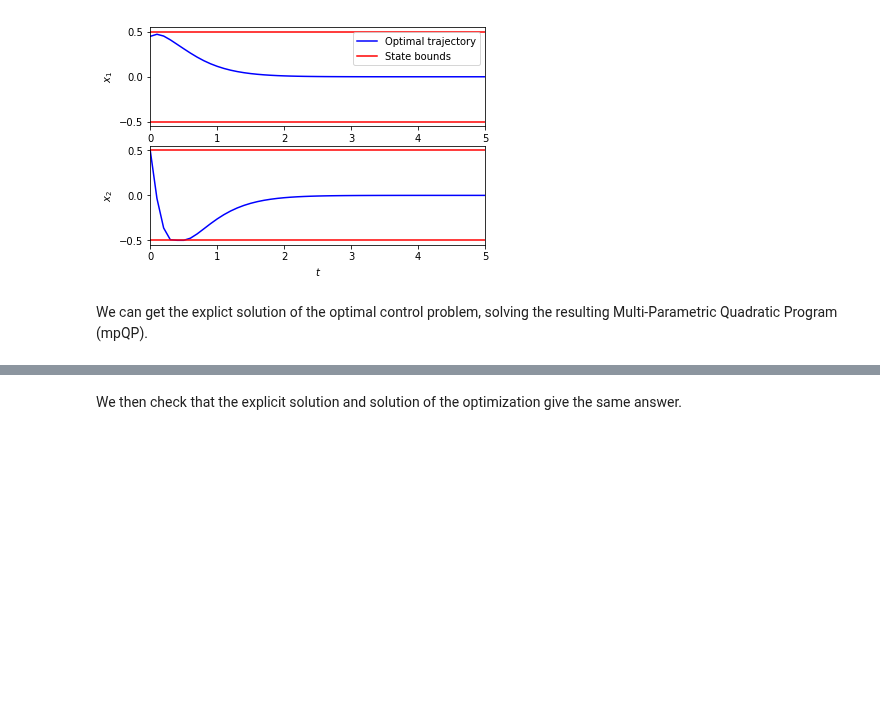
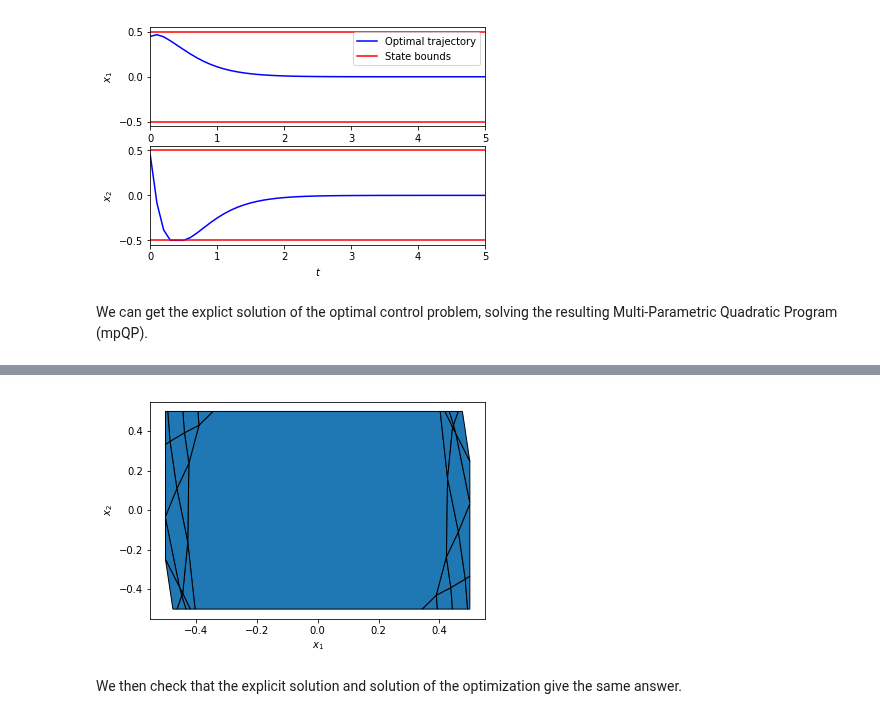
Before and after one commit to TobiaMarcucci/pympc, a Jupyter notebook: examples/inverted_pendulum.ipynb, the cells around one changed output, grey strips where cells are left out. Cells and saved outputs as stored; diff of their text form; code cells hidden in the pictures; blank space fills up the shorter version.

```diff
--- a/examples/inverted_pendulum.ipynb
+++ b/examples/inverted_pendulum.ipynb
@@ -68,7 +71,7 @@ P = (A+BK)^T P (A+BK) + Q + K^T R K
 \end{equation}
 where $K = -(B^T P B + R)^{-1} B^T P A$ is the optimal feedback $u_k = K x_k$.
 # %%
-P, K = ds.dare(sys.A, sys.B, Q, R)
+P, K = S.solve_dare(Q, R)
 # %% [markdown]
 The admissible sets $\mathcal U$ and $\mathcal X$ have to be polytopes. These can be generated from a set of linear inequalities (e.g., $C u_k \leq c$) or from bounds (e.g., $u_{max} \geq u_k \geq u_{min}$).
 # %%
@@ -142,0 +138,6 @@ parameter space partitioned in 55 critical regions.
+# %%
+for cr in controller.explicit_solution.critical_regions:
+    cr.polytope.plot()
+plt.show()
+# %% [output]
+[figure, added]
```
Also changed, not shown: parts of 17 cells of this notebook, 8 other files.
